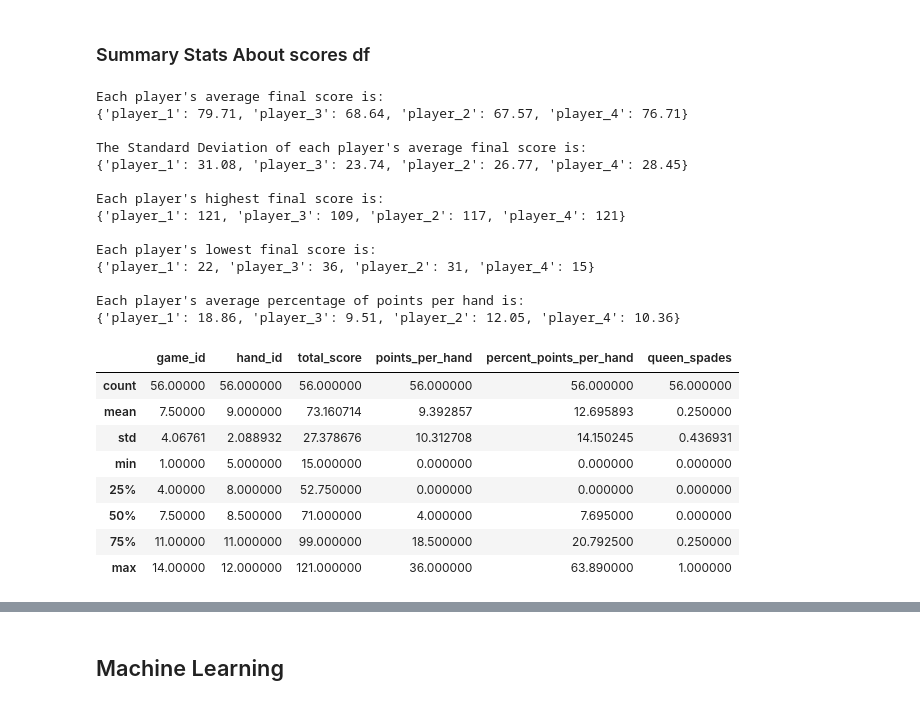
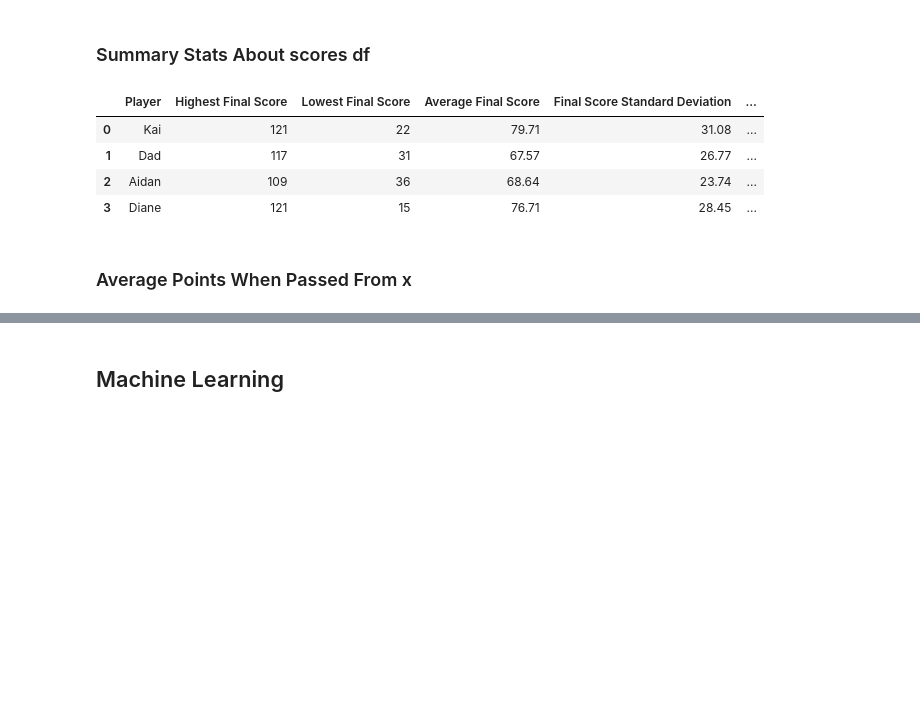
Before and after one commit to kmaurinjones/hearts_scores, a Jupyter notebook: hearts_scoring_analysis.ipynb, the cells around one changed output, grey strips where cells are left out. Drawn from its saved outputs; the diff is of its cells as text; code cells hidden in the pictures; blank space fills up the shorter version.

```diff
--- a/hearts_scoring_analysis.ipynb
+++ b/hearts_scoring_analysis.ipynb
@@ -22,6 +22,7 @@ scores.head()
 ### Dictionary of the number of hands in each game
 
 num_games = scores['game_id'].unique() # returns list of unique values of game_id column, which is the number of games played
+player_list = scores.sort_values(by = "player", ascending = True)['player'].unique() # ordered list of player names
 games_and_hands_dict = {} # dict with keys as game_id and values as total number of hands in each game
 
 for game in num_games:
@@ -30,7 +31,7 @@ for game in num_games:
     games_and_hands_dict[f'{game}'] = len(hands_per_game)
 
 print (scores['received_cards_from'].unique()) # making sure there are only 4 players + "none" (and no spelling errors)
-print (scores['player'].unique()) # making sure there are only 4 players (and no spelling errors)
+print (player_list) # making sure there are only 4 players (and no spelling errors)
 
 games_and_hands_dict
 # %% [output]
@@ -58,7 +59,6 @@ games_and_hands_dict
 
 for game in num_games:
     game_df = scores.query(f'game_id == {game}') # subsets original df per game_id, into game_df
-    player_list = game_df['player'].unique() # list of players in each game
 
     for player_name in player_list:
         player_df = game_df.query(f'player == "{player_name}"').sort_values(by = "hand_id", ascending = True) # subsets game_df per player, ascending by hand
@@ -87,7 +87,6 @@ scores.head()
 for game in num_games:
 
     game_df = scores.query(f'game_id == {game}') # subsets original df per game_id, into game_df
-    player_list = game_df['player'].unique() # initialize player list per game (same as for each hand) so we can later get a max score per player
 
     max_score_dict = {} # dictionary where keys = player names, values = each player's final score
     for player_name in player_list:
@@ -268,57 +267,44 @@ scores
 # %%
 # initialize blank df with same columns as "scores"
 # this df consists of only the final hands of each game, so that only final scores are considered in these statistics
 all_last_hands = pd.DataFrame(columns = scores.columns.tolist())
 
 last_hands_list = []
 for game, last_hand in games_and_hands_dict.items():
     last_hand_df = scores.query(f'game_id == {game} & hand_id == {last_hand}')
     last_hands_list.append(last_hand_df)
     all_last_hands = pd.concat(last_hands_list)
 
-mean_ppg = {} # dict of player: avg total score at end of game
-std_ppg = {} # dict of player: std total score at end of game
-max_ppg = {} # dict of player: max total score at end of game
-min_ppg = {} # dict of player: min total score at end of game
-mean_pppg = {} # dict of player: avg percentage of points per hand
+stats_dict = {} # dict of summary stats of each player in last hand
+player_score_mean = [] # dict of player: avg total score at end of game
+player_score_std = [] # dict of player: std total score at end of game
+player_score_max = [] # dict of player: max total score at end of game
+player_score_min = [] # dict of player: min total score at end of game
+player_mean_ppg = [] # dict of player: avg percentage of points per hand
 
 for player_name in player_list:
-    # all_last_hands.query(f'player == {player_name}')
-    mean_ppg[f'{player_name}'] = round(all_last_hands.query(f'player == "{player_name}"')['total_score'].mean(), 2)
-    std_ppg[f'{player_name}'] = round(all_last_hands.query(f'player == "{player_name}"')['total_score'].std(), 2)
-    max_ppg[f'{player_name}'] = round(all_last_hands.query(f'player == "{player_name}"')['total_score'].max(), 2)
-    min_ppg[f'{player_name}'] = round(all_last_hands.query(f'player == "{player_name}"')['total_score'].min(), 2)
-    mean_pppg[f'{player_name}'] = round(all_last_hands.query(f'player == "{player_name}"')['percent_points_per_hand'].mean(), 2)
+    player_mean_ppg.append(round(all_last_hands.query(f'player == "{player_name}"')['percent_points_per_hand'].mean(), 2))
+    player_score_std.append(round(all_last_hands.query(f'player == "{player_name}"')['total_score'].std(), 2))
+    player_score_max.append(round(all_last_hands.query(f'player == "{player_name}"')['total_score'].max(), 2))
+    player_score_min.append(round(all_last_hands.query(f'player == "{player_name}"')['total_score'].min(), 2))
+    player_score_mean.append(round(all_last_hands.query(f'player == "{player_name}"')['total_score'].mean(), 2))
 
-print (f"Each player's average final score is:\n{mean_ppg}\n")
-print (f"The Standard Deviation of each player's average final score is:\n{std_ppg}\n")
-print (f"Each player's highest final score is:\n{max_ppg}\n")
-print (f"Each player's lowest final score is:\n{min_ppg}\n")
-print (f"Each player's average percentage of points per hand is:\n{mean_pppg}")
+# stats_dict['Player'] = player_list
+stats_dict['Player'] = ['Kai', 'Dad', 'Aidan', 'Diane']
+stats_dict['Highest Final Score'] = player_score_max
+stats_dict['Lowest Final Score'] = player_score_min
+stats_dict['Average Final Score'] = player_score_mean
+stats_dict['Final Score Standard Deviation'] = player_score_std
+stats_dict['Average Percentage of Points Per Hand'] = player_mean_ppg
 
-# all_last_hands.head()
-all_last_hands.describe()
+stats_df = pd.DataFrame(stats_dict)
+stats_df
+# stats_df.sort_values(by = 'Highest Final Score', ascending = False)
 # %% [output]
-Each player's average final score is:
-{'player_1': 79.71, 'player_3': 68.64, 'player_2': 67.57, 'player_4': 76.71}
-
-The Standard Deviation of each player's average final score is:
-{'player_1': 31.08, 'player_3': 23.74, 'player_2': 26.77, 'player_4': 28.45}
-
-Each player's highest final score is:
-{'player_1': 121, 'player_3': 109, 'player_2': 117, 'player_4': 121}
-
-Each player's lowest final score is:
-{'player_1': 22, 'player_3': 36, 'player_2': 31, 'player_4': 15}
-
-Each player's average percentage of points per hand is:
-{'player_1': 18.86, 'player_3': 9.51, 'player_2': 12.05, 'player_4': 10.36}
-|  | game_id | hand_id | total_score | points_per_hand | percent_points_per_hand | queen_spades |
-| count | 56.00000 | 56.000000 | 56.000000 | 56.000000 | 56.000000 | 56.000000 |
-| mean | 7.50000 | 9.000000 | 73.160714 | 9.392857 | 12.695893 | 0.250000 |
-| std | 4.06761 | 2.088932 | 27.378676 | 10.312708 | 14.150245 | 0.436931 |
-| min | 1.00000 | 5.000000 | 15.000000 | 0.000000 | 0.000000 | 0.000000 |
-| 25% | 4.00000 | 8.000000 | 52.750000 | 0.000000 | 0.000000 | 0.000000 |
-| 50% | 7.50000 | 8.500000 | 71.000000 | 4.000000 | 7.695000 | 0.000000 |
-| 75% | 11.00000 | 11.000000 | 99.000000 | 18.500000 | 20.792500 | 0.250000 |
-| max | 14.00000 | 12.000000 | 121.000000 | 36.000000 | 63.890000 | 1.000000 |
+|  | Player | Highest Final Score | Lowest Final Score | Average Final Score | Final Score Standard Deviation | ... |
+| 0 | Kai | 121 | 22 | 79.71 | 31.08 | ... |
+| 1 | Dad | 117 | 31 | 67.57 | 26.77 | ... |
+| 2 | Aidan | 109 | 36 | 68.64 | 23.74 | ... |
+| 3 | Diane | 121 | 15 | 76.71 | 28.45 | ... |
+# %% [markdown]
+### Average Points When Passed From x
```
Also changed, not shown: parts of 29 cells of this notebook, 1 other file.
